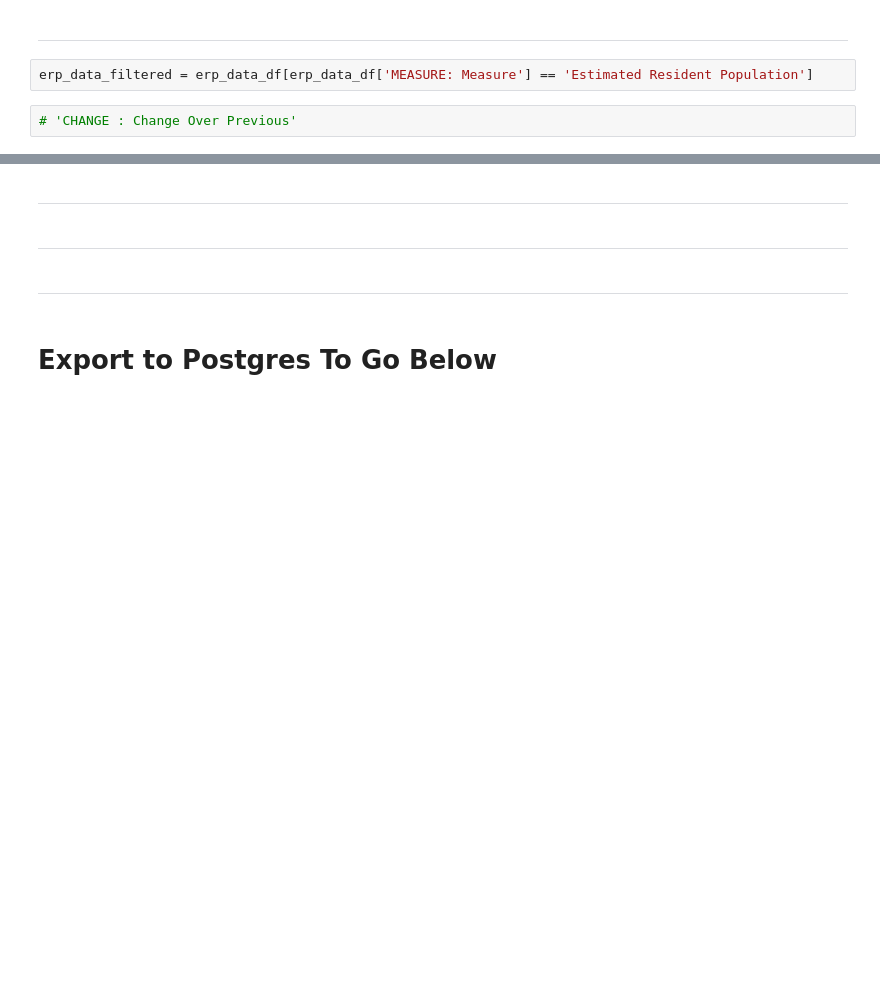
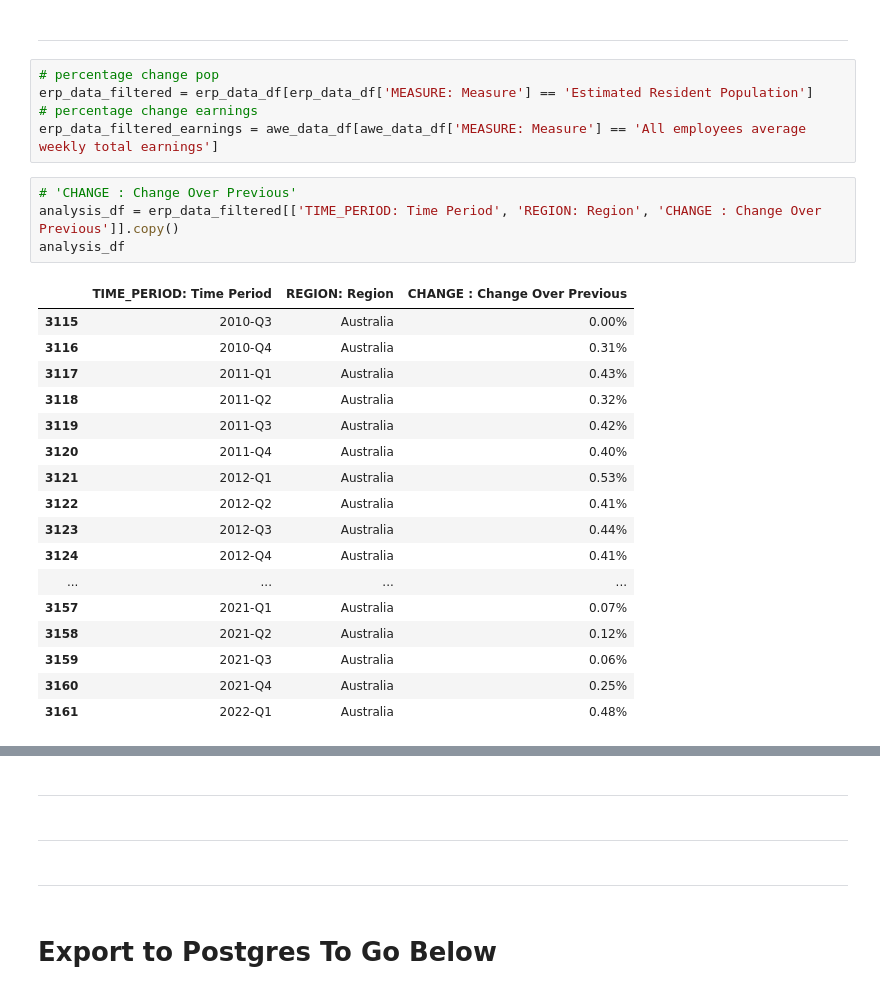
Before and after one commit to jonowood/Project_2, a Jupyter notebook: ETL/Clean_Test - Copy.ipynb, the cells around one changed output, grey strips where cells are left out. Drawn from its saved outputs; the diff is of its cells as text; blank space fills up the shorter version.

```diff
--- a/ETL/Clean_Test - Copy.ipynb
+++ b/ETL/Clean_Test - Copy.ipynb
@@ -613,7 +613,30 @@ internal_departures_final
      width="250" />
 # %% [markdown]
 ---------------------------
-# %%
-erp_data_filtered = erp_data_df[erp_data_df['MEASURE: Measure'] == 'Estimated Resident Population']
-# %%
-# 'CHANGE : Change Over Previous'
+# %%
+# percentage change pop
+erp_data_filtered = erp_data_df[erp_data_df['MEASURE: Measure'] == 'Estimated Resident Population']
+# percentage change earnings
+erp_data_filtered_earnings = awe_data_df[awe_data_df['MEASURE: Measure'] == 'All employees average weekly total earnings']
+# %%
+# 'CHANGE : Change Over Previous'
+analysis_df = erp_data_filtered[['TIME_PERIOD: Time Period', 'REGION: Region', 'CHANGE : Change Over Previous']].copy()
+analysis_df
+# %% [output]
+|  | TIME_PERIOD: Time Period | REGION: Region | CHANGE : Change Over Previous |
+| 3115 | 2010-Q3 | Australia | 0.00% |
+| 3116 | 2010-Q4 | Australia | 0.31% |
+| 3117 | 2011-Q1 | Australia | 0.43% |
+| 3118 | 2011-Q2 | Australia | 0.32% |
+| 3119 | 2011-Q3 | Australia | 0.42% |
+| 3120 | 2011-Q4 | Australia | 0.40% |
+| 3121 | 2012-Q1 | Australia | 0.53% |
+| 3122 | 2012-Q2 | Australia | 0.41% |
+| 3123 | 2012-Q3 | Australia | 0.44% |
+| 3124 | 2012-Q4 | Australia | 0.41% |
+| ... | ... | ... | ... |
+| 3157 | 2021-Q1 | Australia | 0.07% |
+| 3158 | 2021-Q2 | Australia | 0.12% |
+| 3159 | 2021-Q3 | Australia | 0.06% |
+| 3160 | 2021-Q4 | Australia | 0.25% |
+| 3161 | 2022-Q1 | Australia | 0.48% |
```
Also changed, not shown: parts of 6 cells of this notebook, 1 other file.
